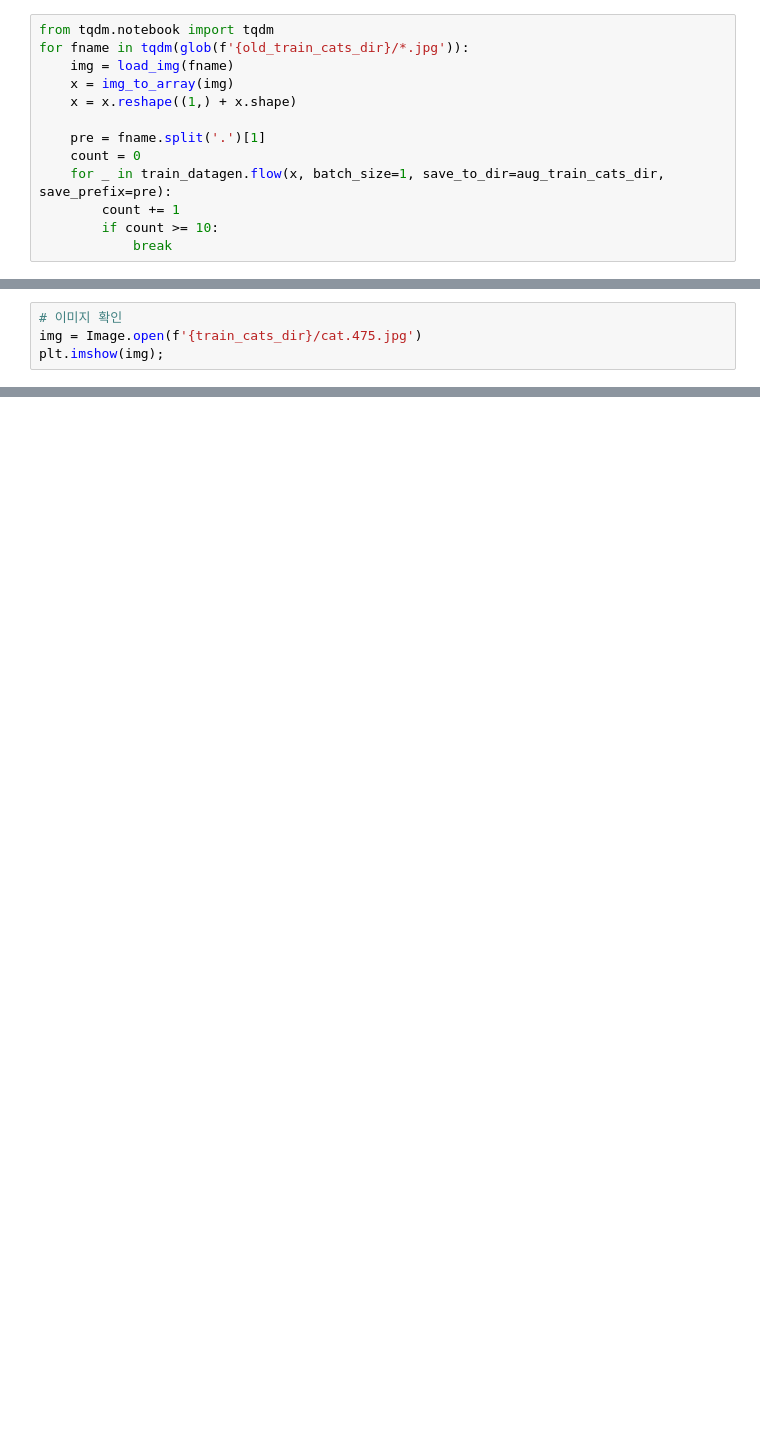
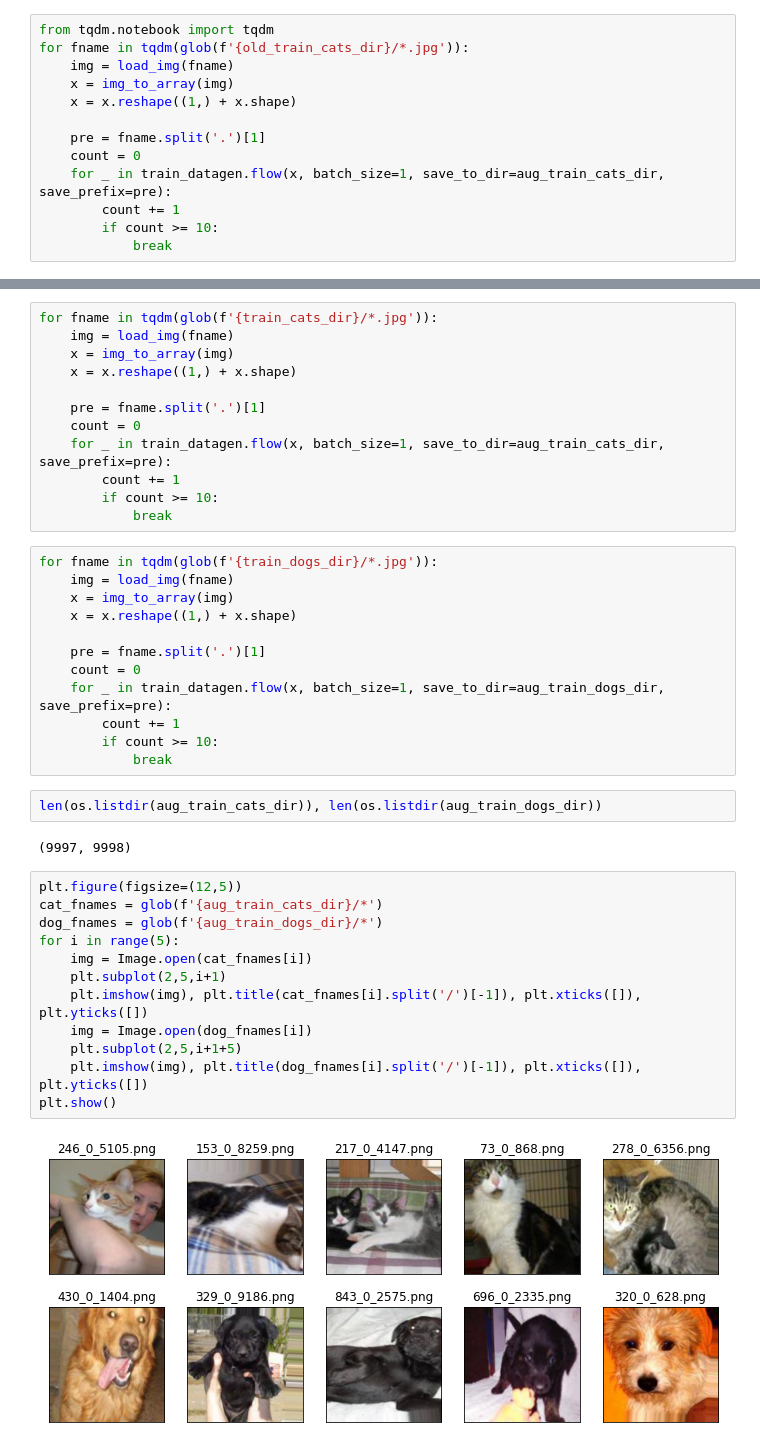
Before and after one commit to ckiekim/DeepLearning_2022_01, a Jupyter notebook: 91.보강/13_dogs_and_cats_부풀려저장하기.ipynb, the cells around one changed output, grey strips where cells are left out. Cells and saved outputs as stored; diff of their text form; blank space fills up the shorter version.

```diff
--- a/91.보강/13_dogs_and_cats_부풀려저장하기.ipynb
+++ b/91.보강/13_dogs_and_cats_부풀려저장하기.ipynb
@@ -159,4 +213,0 @@ len(os.listdir(train_cats_dir))
-# %%
-# 이미지 확인
-img = Image.open(f'{train_cats_dir}/cat.475.jpg')
-plt.imshow(img);
@@ -164,0 +218,42 @@ plt.imshow(img);
+# %%
+for fname in tqdm(glob(f'{train_cats_dir}/*.jpg')):
+    img = load_img(fname)
+    x = img_to_array(img)
+    x = x.reshape((1,) + x.shape)
+
+    pre = fname.split('.')[1]
+    count = 0
+    for _ in train_datagen.flow(x, batch_size=1, save_to_dir=aug_train_cats_dir, save_prefix=pre):
+        count += 1
+        if count >= 10:
+            break
+# %%
+for fname in tqdm(glob(f'{train_dogs_dir}/*.jpg')):
+    img = load_img(fname)
+    x = img_to_array(img)
+    x = x.reshape((1,) + x.shape)
+
+    pre = fname.split('.')[1]
+    count = 0
+    for _ in train_datagen.flow(x, batch_size=1, save_to_dir=aug_train_dogs_dir, save_prefix=pre):
+        count += 1
+        if count >= 10:
+            break
+# %%
+len(os.listdir(aug_train_cats_dir)), len(os.listdir(aug_train_dogs_dir))
+# %% [output]
+(9997, 9998)
+# %%
+plt.figure(figsize=(12,5))
+cat_fnames = glob(f'{aug_train_cats_dir}/*')
+dog_fnames = glob(f'{aug_train_dogs_dir}/*')
+for i in range(5):
+    img = Image.open(cat_fnames[i])
+    plt.subplot(2,5,i+1)
+    plt.imshow(img), plt.title(cat_fnames[i].split('/')[-1]), plt.xticks([]), plt.yticks([])
+    img = Image.open(dog_fnames[i])
+    plt.subplot(2,5,i+1+5)
+    plt.imshow(img), plt.title(dog_fnames[i].split('/')[-1]), plt.xticks([]), plt.yticks([])
+plt.show()
+# %% [output]
+[figure, added]
```
Also changed, not shown: parts of 16 cells of this notebook, 1 other file.
